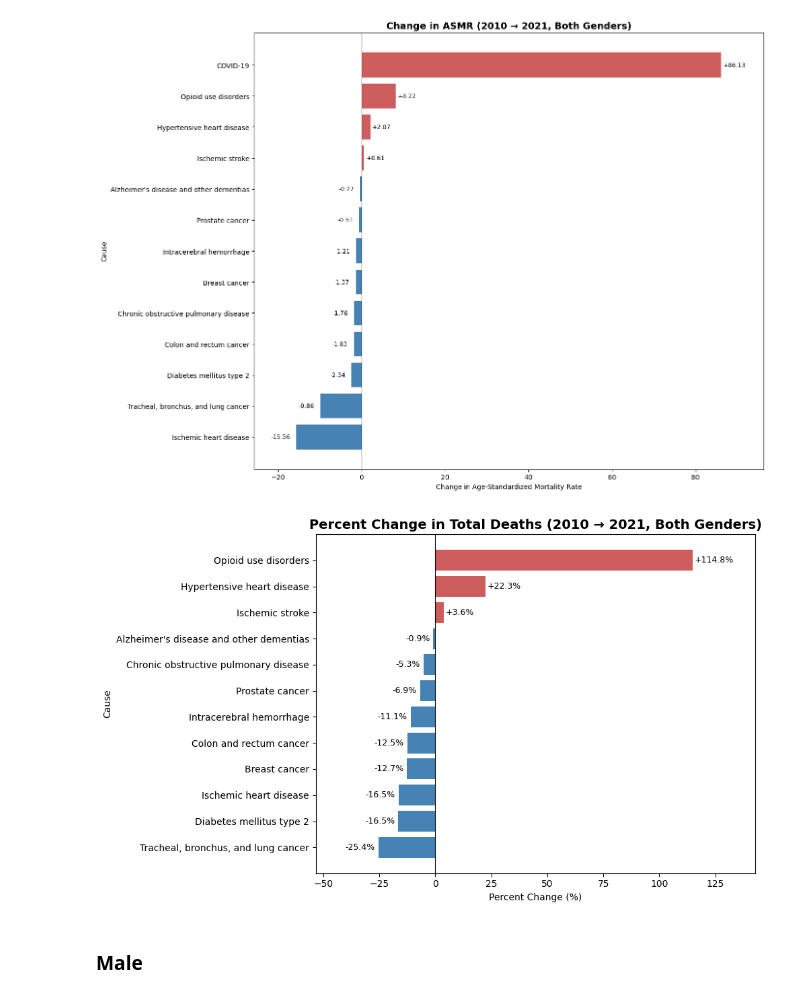
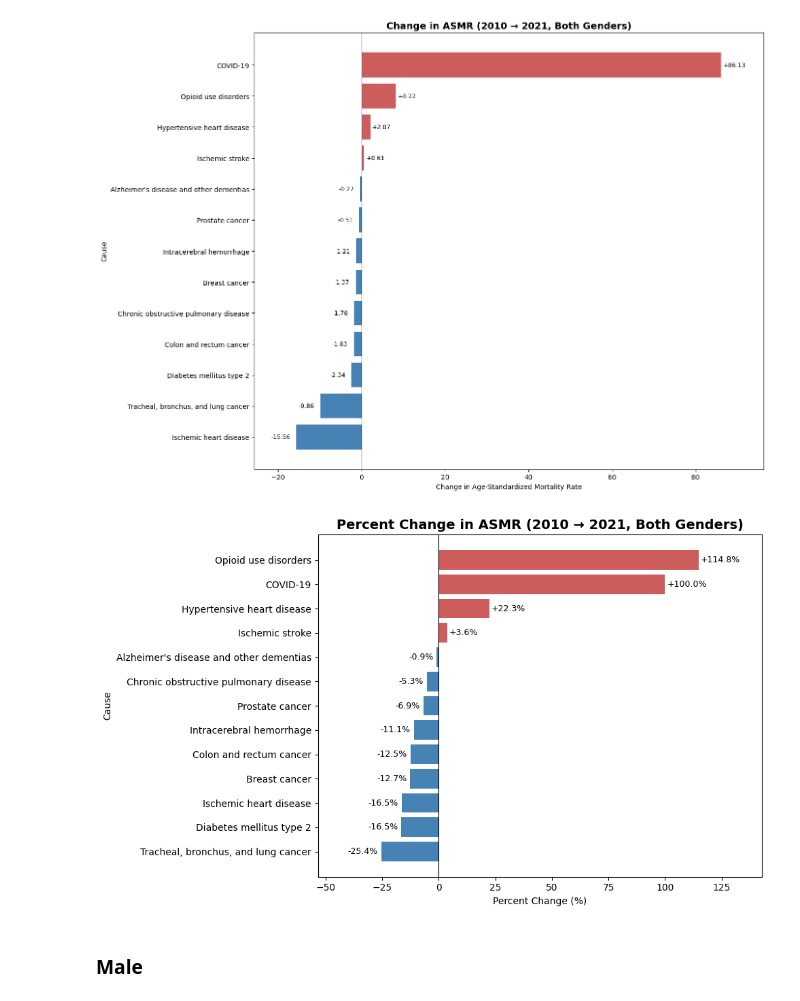
Before and after one commit to Tony-gh123/U.S-Burden-of-Disease-Report-2010-2021, a Jupyter notebook: gbd_sql_exploration.ipynb, the cells around one changed output. Cells and saved outputs as stored; diff of their text form; code cells hidden in the pictures.

```diff
--- a/gbd_sql_exploration.ipynb
+++ b/gbd_sql_exploration.ipynb
@@ -231,6 +233,9 @@ for col in ["2010 (ASMR)", "2021 (ASMR)", "total_deaths_2021"]:
 # Calculate percent change and add as a new column
 df["Percent Change"] = ((df["2021 (ASMR)"] - df["2010 (ASMR)"]) / df["2010 (ASMR)"]) * 100
 
+# Manually set COVID-19 percent change to 100
+df.loc[df["cause"] == "COVID-19", "Percent Change"] = 100
+
 print(df.to_markdown(index=False))
 # %% [output]
 | cause                                   |   2010 (ASMR) |   2021 (ASMR) |   total_deaths_2021 | total_deaths_2010            | Type                        |   Rank |   Percent Change |
@@ -344,41 +349,39 @@ plt.show()
 # %% [output]
 [figure]
 # %%
-# Make sure Percent Change is numeric
-df["Percent Change"] = pd.to_numeric(df["Percent Change"], errors="coerce")
-
 # Sort by percent change for readability
 df_sorted = df.sort_values("Percent Change")
 
 fig, ax = plt.subplots(figsize=(10, 6))
 
 # Assign colors
 colors = df_sorted["Percent Change"].apply(lambda x: "steelblue" if x < 0 else "indianred")
 
 # Plot
 bars = ax.barh(df_sorted["cause"], df_sorted["Percent Change"], color=colors)
 
 # Add labels to bars
 for bar, change in zip(bars, df_sorted["Percent Change"]):
     ax.text(
         bar.get_width() + (1 if change > 0 else -1.5),   # offset depending on direction
         bar.get_y() + bar.get_height()/2,
         f"{change:+.1f}%",  # sign + one decimal
         va="center", ha="left" if change > 0 else "right", fontsize=9
     )
 
+
 # padding
 ax.margins(x=0.2)
 # Formatting
 ax.axvline(0, color="black", linewidth=0.8)  # zero reference line
-ax.set_title("Percent Change in Total Deaths (2010 → 2021, Both Genders)", fontsize=14, weight="bold")
+ax.set_title("Percent Change in ASMR (2010 → 2021, Both Genders)", fontsize=14, weight="bold")
 ax.set_xlabel("Percent Change (%)")
 ax.set_ylabel("Cause")
 
 plt.tight_layout()
 plt.show()
 # %% [output]
-[figure, old version]
+[figure, new version]
 # %% [markdown]
 ### Male
 # %%
```
Also changed, not shown: parts of 4 cells of this notebook, 4 other files.
